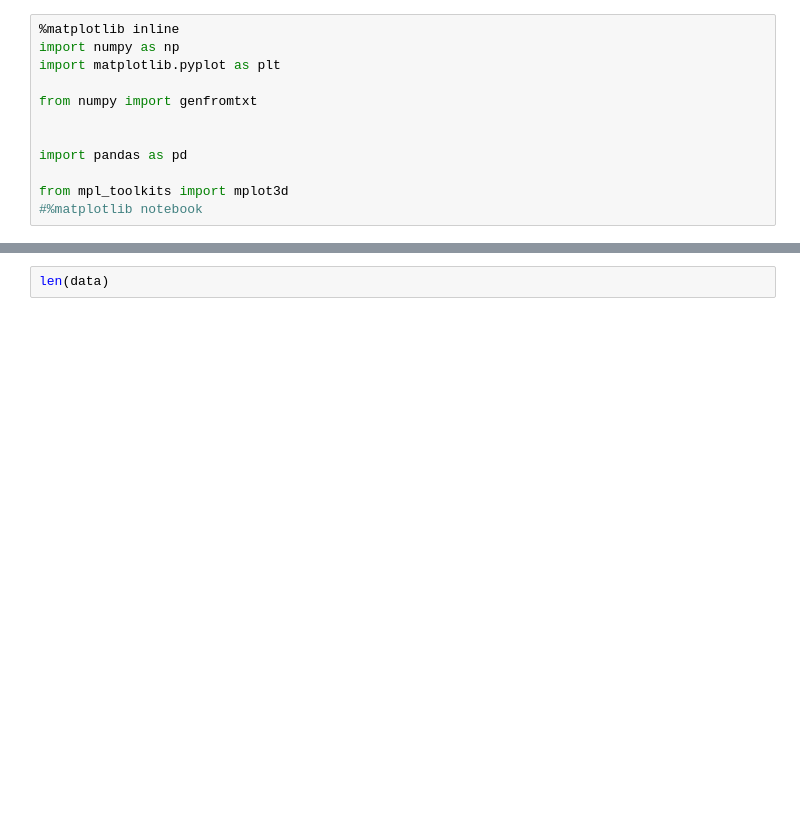
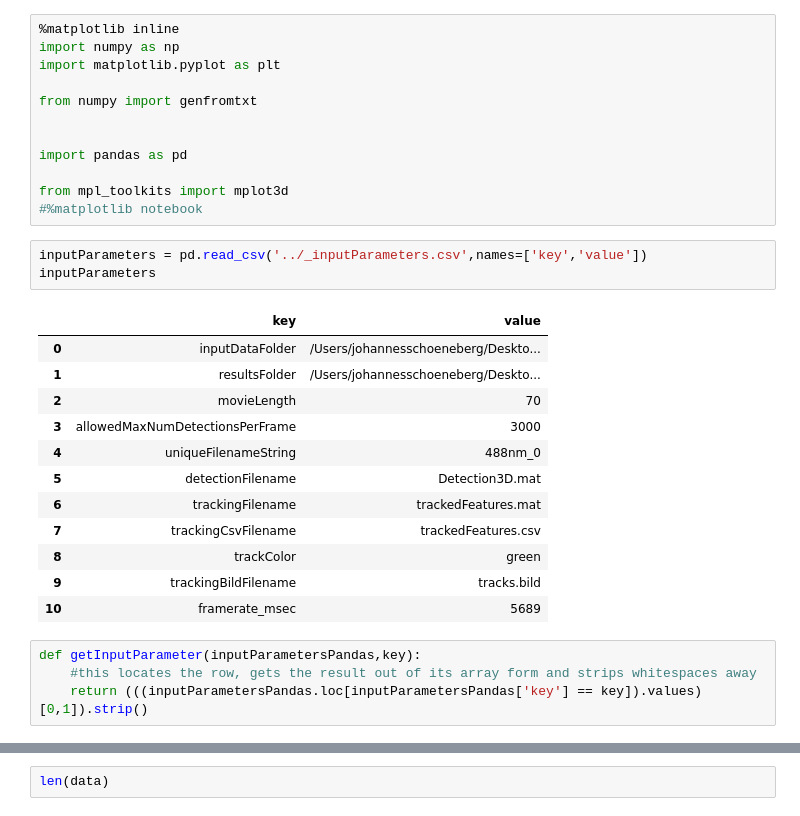
Before and after one commit to pylattice/pyLattice, a Jupyter notebook: src/python/detectedTracks_plot.ipynb, the cells around one changed output, grey strips where cells are left out. Cells and saved outputs as stored; diff of their text form; blank space fills up the shorter version.

```diff
--- a/src/python/detectedTracks_plot.ipynb
+++ b/src/python/detectedTracks_plot.ipynb
@@ -10,3 +10,23 @@ import pandas as pd
 
 from mpl_toolkits import mplot3d
 #%matplotlib notebook
+# %%
+inputParameters = pd.read_csv('../_inputParameters.csv',names=['key','value'])
+inputParameters
+# %% [output]
+|  | key | value |
+| 0 | inputDataFolder | /Users/johannesschoeneberg/Deskto... |
+| 1 | resultsFolder | /Users/johannesschoeneberg/Deskto... |
+| 2 | movieLength | 70 |
+| 3 | allowedMaxNumDetectionsPerFrame | 3000 |
+| 4 | uniqueFilenameString | 488nm_0 |
+| 5 | detectionFilename | Detection3D.mat |
+| 6 | trackingFilename | trackedFeatures.mat |
+| 7 | trackingCsvFilename | trackedFeatures.csv |
+| 8 | trackColor | green |
+| 9 | trackingBildFilename | tracks.bild |
+| 10 | framerate_msec | 5689 |
+# %%
+def getInputParameter(inputParametersPandas,key):
+    #this locates the row, gets the result out of its array form and strips whitespaces away
+    return (((inputParametersPandas.loc[inputParametersPandas['key'] == key]).values)[0,1]).strip()
```
Also changed, not shown: parts of 6 cells of this notebook, 13 other files.
